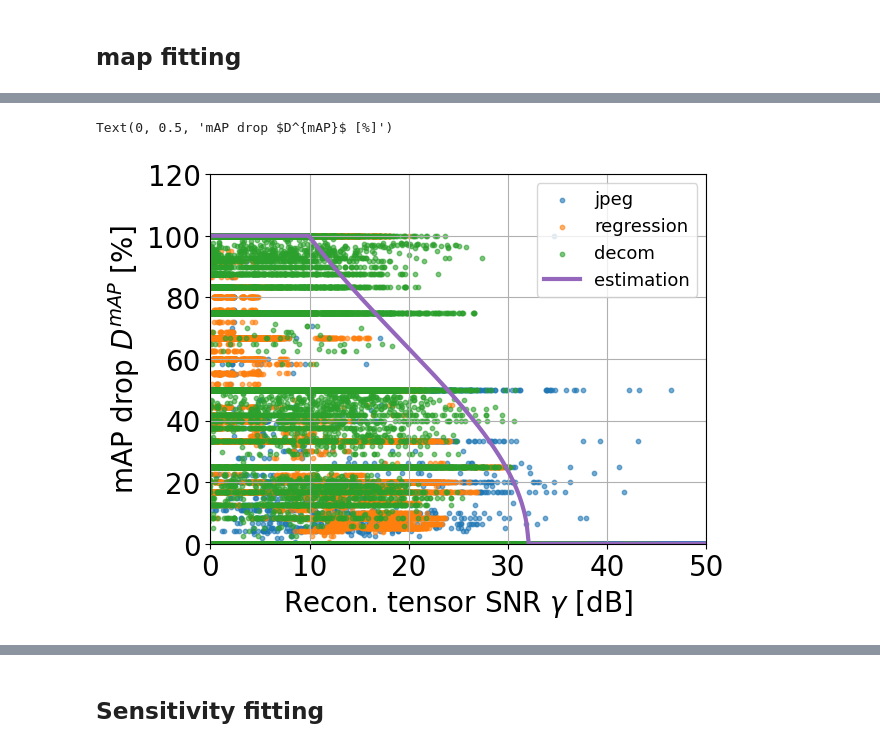
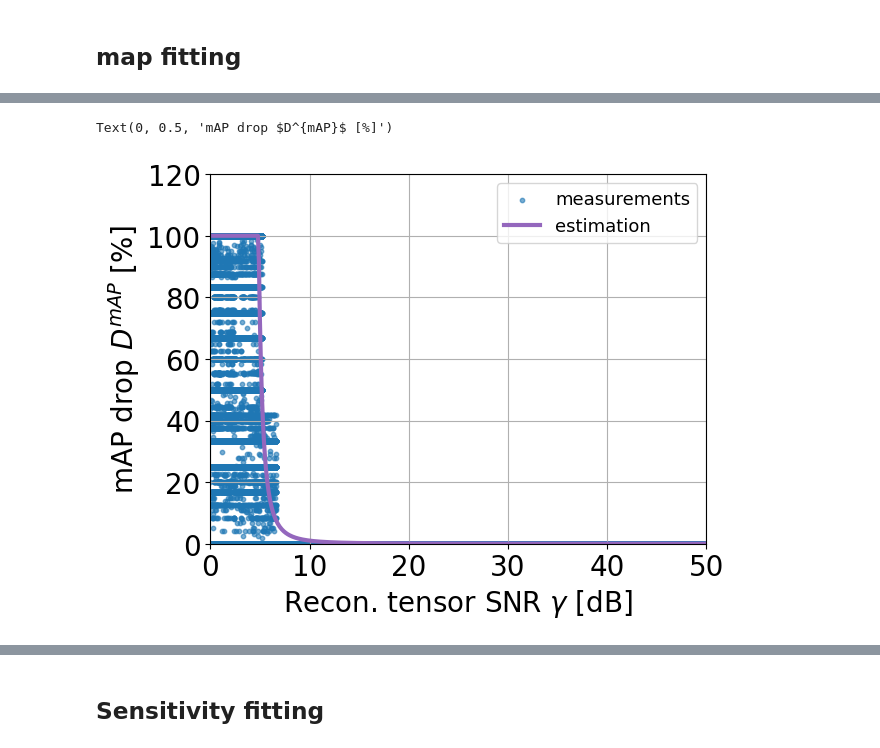
Before and after one commit to Rexyyj/split_DNN_framework, a Jupyter notebook: stable_tests/plot/snr_sen_drop_vidvrd.ipynb, the cells around one changed output, grey strips where cells are left out. Cells and saved outputs as stored; diff of their text form; code cells hidden in the pictures.

Commit message:
add curve fitting

```diff
--- a/stable_tests/plot/snr_sen_drop_vidvrd.ipynb
+++ b/stable_tests/plot/snr_sen_drop_vidvrd.ipynb
@@ -213,6 +236,14 @@ def fitting_fun(x, a, k):
 def keep_top_10_percent(group):
     top_n = max(1, int(len(group) * 0.01))  # Ensure at least one value is kept
     return group.nlargest(top_n, 'y')
+
+def remove_outliers(group):
+    Q1 = group['y'].quantile(0.25)
+    Q3 = group['y'].quantile(0.75)
+    IQR = Q3 - Q1
+    lower_bound = Q1 - 1.5 * IQR
+    upper_bound = Q3 + 1.5 * IQR
+    return group[(group['y'] >= lower_bound) & (group['y'] <= upper_bound)]
 
 def get_fitting_params(snrs, drops):
     snrs = snrs[drops >=0]
@@ -221,10 +252,13 @@ def get_fitting_params(snrs, drops):
     drops = drops[snrs>=0]
     snrs = snrs[snrs>=0]
 
+    drops = drops[snrs<=50]
+    snrs = snrs[snrs<=50]
+
     # Create DataFrame
     df = pd.DataFrame({'x': snrs, 'y': drops})
     # Number of bins
-    n_bins = 50
+    n_bins = 20
 
     # Sort by x values
     df = df.sort_values(by='x')
@@ -232,9 +266,16 @@ def get_fitting_params(snrs, drops):
     # Define bin edges
     df['bin'] = pd.qcut(df['x'], n_bins, labels=False)  # Equal count bins
 
-    df_top_10 = df.groupby('bin', group_keys=False).apply(keep_top_10_percent)
-    params, _ = curve_fit(fitting_fun, df_top_10['x'].to_numpy(), df_top_10['y'].to_numpy(),p0=[0.03, 20], method="trf")
-    return params
+    df_filtered = df.groupby('bin', group_keys=False).apply(remove_outliers)
+
+    df_top_10 = df_filtered.groupby('bin', group_keys=False).apply(keep_top_10_percent)
+    # plt.figure()
+    # plt.scatter(df_top_10['x'],df_top_10['y'])
+    # plt.grid()
+    # plt.xlabel("Reconstructed tensor SNR $\gamma$ [dB]")
+    # plt.ylabel("mAP drop $D^{mAP}$ [%]")
+    params, _ = curve_fit(fitting_fun, df_top_10['x'].to_numpy(), df_top_10['y'].to_numpy(), method="trf")
+    return params,df
 # %% [markdown]
 ## map fitting
 # %%
@@ -242,4 +283,4 @@ snrs = np.concatenate((snr_cleaned_jpeg,snr_cleaned_reg,snr_cleaned_decom ))
 map_drop= np.concatenate((map_diff_jpeg,map_diff_reg,map_diff_decom))
 # snrs = np.concatenate((snr_cleaned_jpeg,snr_cleaned_reg ))
 # map_drop= np.concatenate((map_diff_jpeg,map_diff_reg))
-param_map = get_fitting_params(snrs,map_drop)
+param_map, df_iqr = get_fitting_params(snrs,map_drop)
@@ -256,20 +313,25 @@ for x in test_x:
 # %%
 plt.figure()
 
-plt.scatter(snr_cleaned_jpeg, map_diff_jpeg*100,s =10,color="tab:blue", alpha=0.6,label="jpeg" )
-plt.scatter(snr_cleaned_reg, map_diff_reg*100,s=10,color="tab:orange",  alpha=0.6,label="regression" )
-plt.scatter(snr_cleaned_decom, map_diff_decom*100,color="tab:green", alpha=0.6, s=10,label="decom" )
+# plt.scatter(snr_cleaned_jpeg, map_diff_jpeg*100,s =10,color="tab:blue", alpha=0.6,label="jpeg" )
+# plt.scatter(snr_cleaned_reg, map_diff_reg*100,s=10,color="tab:orange",  alpha=0.6,label="regression" )
+# plt.scatter(snr_cleaned_decom, map_diff_decom*100,color="tab:green", alpha=0.6, s=10,label="decom" )
+
+# plt.scatter(df_iqr["x"], df_iqr["y"]*100,color="tab:green", alpha=0.6, s=10,label="decom" )
+#
+
+p_df = df_iqr.groupby('bin', group_keys=False).apply(remove_outliers)
+plt.scatter(p_df["x"], p_df["y"]*100,color="tab:blue", alpha=0.6, s=10,label="measurements" )
 plt.plot(test_x, test_y, color="tab:purple",linewidth=3.0 ,label="estimation")
-
 # plt.scatter( map_diff_jpeg*100,snr_cleaned_jpeg,s =10,label="jpeg" )
 # plt.scatter( map_diff_reg*100,  snr_cleaned_reg,s=10,label="regression" )
 # plt.scatter(map_diff_decom*100, snr_cleaned_decom, s=10,label="decom" )
 plt.ylim([0,120])
 plt.xlim([0,50])
 plt.legend(loc="upper right", fontsize=13)
 plt.grid()
 plt.xlabel("Recon. tensor SNR $\gamma$ [dB]")
 plt.ylabel("mAP drop $D^{mAP}$ [%]")
 # %% [output]
 Text(0, 0.5, 'mAP drop $D^{mAP}$ [%]')
-[figure, old version]
+[figure, new version]
```
Also changed, not shown: parts of 10 cells of this notebook, 5 other files.
